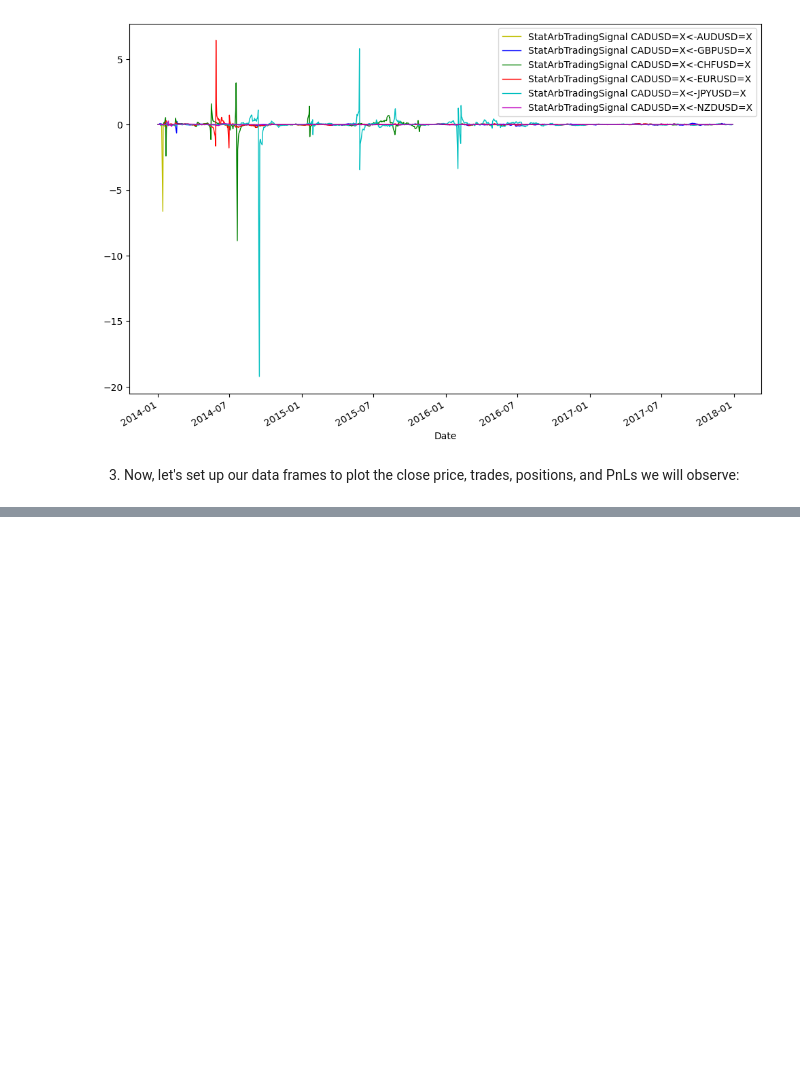
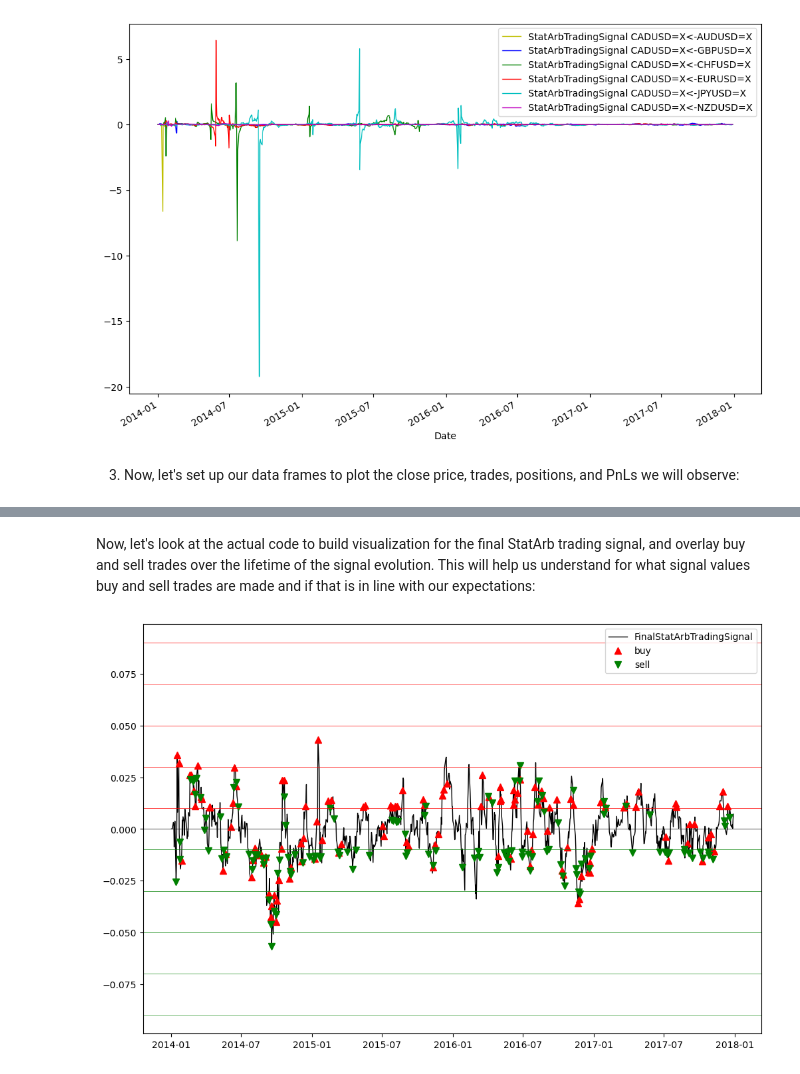
Before and after one commit to usunyu/quant-for-manna, a Jupyter notebook: books/Learn Algorithmic Trading - Build and deploy algorithmic trading systems and strategies using Python and advanced data analysis/Ch05_Sophisticated_Algorithmic_Strategies.ipynb, the cells around one changed output, grey strips where cells are left out. Drawn from its saved outputs; the diff is of its cells as text; code cells hidden in the pictures; blank space fills up the shorter version.

```diff
--- a/books/Learn Algorithmic Trading - Build and deploy algorithmic trading systems and strategies using Python and advanced data analysis/Ch05_Sophisticated_Algorithmic_Strategies.ipynb
+++ b/books/Learn Algorithmic Trading - Build and deploy algorithmic trading systems and strategies using Python and advanced data analysis/Ch05_Sophisticated_Algorithmic_Strategies.ipynb
@@ -1377,0 +1395,16 @@ plt.show()
+# %% [markdown]
+Now, let's look at the actual code to build visualization for the final StatArb trading signal, and overlay buy and sell trades over the lifetime of the signal evolution. This will help us understand for what signal values buy and sell trades are made and if that is in line with our expectations:
+# %%
+plt.figure(figsize=(12, 8))
+plt.plot(delta_projected_actual_data.index, delta_projected_actual_data.FinalStatArbTradingSignal, color='k', lw=1., label='FinalStatArbTradingSignal')
+plt.plot(delta_projected_actual_data.loc[delta_projected_actual_data.Trades == 1].index, delta_projected_actual_data.FinalStatArbTradingSignal[delta_projected_actual_data.Trades == 1], color='r', lw=0, marker='^', markersize=7, label='buy')
+plt.plot(delta_projected_actual_data.loc[delta_projected_actual_data.Trades == -1].index, delta_projected_actual_data.FinalStatArbTradingSignal[delta_projected_actual_data.Trades == -1], color='g', lw=0, marker='v', markersize=7, label='sell')
+plt.axhline(y=0, lw=0.5, color='k')
+for i in np.arange(StatArb_VALUE_FOR_BUY_ENTRY, StatArb_VALUE_FOR_BUY_ENTRY * 10, StatArb_VALUE_FOR_BUY_ENTRY * 2):
+    plt.axhline(y=i, lw=0.5, color='r')
+for i in np.arange(StatArb_VALUE_FOR_SELL_ENTRY, StatArb_VALUE_FOR_SELL_ENTRY * 10, StatArb_VALUE_FOR_SELL_ENTRY * 2):
+    plt.axhline(y=i, lw=0.5, color='g')
+plt.legend()
+plt.show()
+# %% [output]
+[figure, added]
```
Also changed, not shown: parts of 9 cells of this notebook.
